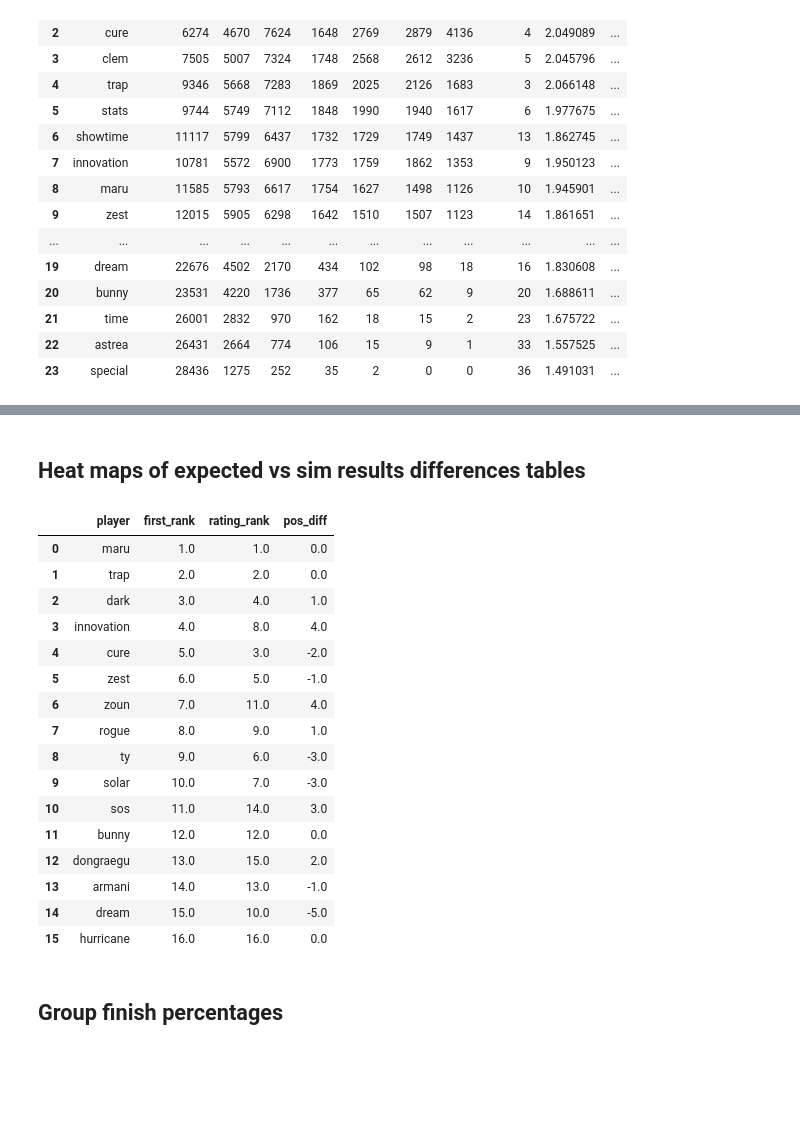
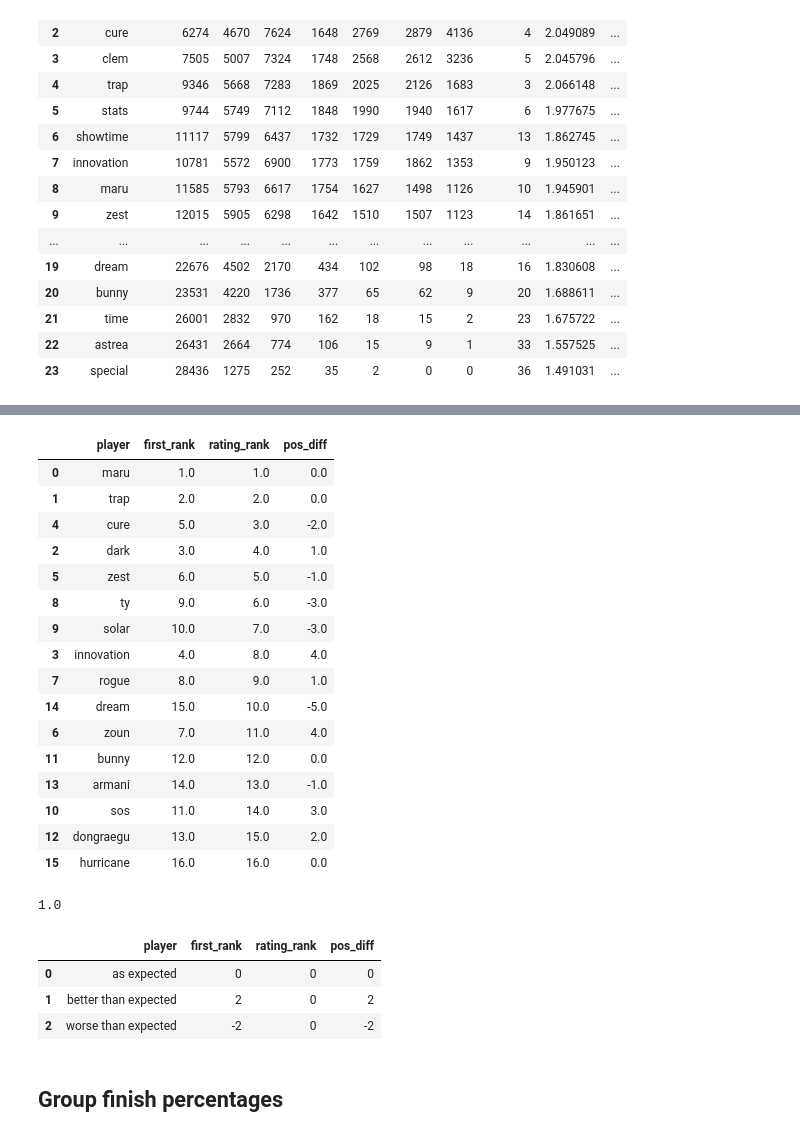
Before and after one commit to SpecCRA/sc2_tourney_sims, a Jupyter notebook: results_notebook.ipynb, the cells around one changed output, grey strips where cells are left out. Cells and saved outputs as stored; diff of their text form; code cells hidden in the pictures; blank space fills up the shorter version.

Commit message:
updating results analysis and adding all plot images

```diff
--- a/results_notebook.ipynb
+++ b/results_notebook.ipynb
@@ -1130,22 +904,0 @@ iem2021
-# %% [markdown]
-## Heat maps of expected vs sim results differences tables
-# %%
-gsl[['player', 'first_rank', 'rating_rank', 'pos_diff']]
-# %% [output]
-|  | player | first_rank | rating_rank | pos_diff |
-| 0 | maru | 1.0 | 1.0 | 0.0 |
-| 1 | trap | 2.0 | 2.0 | 0.0 |
-| 2 | dark | 3.0 | 4.0 | 1.0 |
-| 3 | innovation | 4.0 | 8.0 | 4.0 |
-| 4 | cure | 5.0 | 3.0 | -2.0 |
-| 5 | zest | 6.0 | 5.0 | -1.0 |
-| 6 | zoun | 7.0 | 11.0 | 4.0 |
-| 7 | rogue | 8.0 | 9.0 | 1.0 |
-| 8 | ty | 9.0 | 6.0 | -3.0 |
-| 9 | solar | 10.0 | 7.0 | -3.0 |
-| 10 | sos | 11.0 | 14.0 | 3.0 |
-| 11 | bunny | 12.0 | 12.0 | 0.0 |
-| 12 | dongraegu | 13.0 | 15.0 | 2.0 |
-| 13 | armani | 14.0 | 13.0 | -1.0 |
-| 14 | dream | 15.0 | 10.0 | -5.0 |
-| 15 | hurricane | 16.0 | 16.0 | 0.0 |
@@ -1174,0 +905,51 @@ fig.show()
+# %%
+gsl_diffs = gsl[['player', 'first_rank', 'rating_rank', 'pos_diff']].copy()
+gsl_diffs.sort_values(by='rating_rank', inplace=True)
+gsl_diffs
+# %% [output]
+|  | player | first_rank | rating_rank | pos_diff |
+| 0 | maru | 1.0 | 1.0 | 0.0 |
+| 1 | trap | 2.0 | 2.0 | 0.0 |
+| 4 | cure | 5.0 | 3.0 | -2.0 |
+| 2 | dark | 3.0 | 4.0 | 1.0 |
+| 5 | zest | 6.0 | 5.0 | -1.0 |
+| 8 | ty | 9.0 | 6.0 | -3.0 |
+| 9 | solar | 10.0 | 7.0 | -3.0 |
+| 3 | innovation | 4.0 | 8.0 | 4.0 |
+| 7 | rogue | 8.0 | 9.0 | 1.0 |
+| 14 | dream | 15.0 | 10.0 | -5.0 |
+| 6 | zoun | 7.0 | 11.0 | 4.0 |
+| 11 | bunny | 12.0 | 12.0 | 0.0 |
+| 13 | armani | 14.0 | 13.0 | -1.0 |
+| 10 | sos | 11.0 | 14.0 | 3.0 |
+| 12 | dongraegu | 13.0 | 15.0 | 2.0 |
+| 15 | hurricane | 16.0 | 16.0 | 0.0 |
+# %%
+gsl_diffs.iloc[0]['first_rank']
+# %% [output]
+1.0
+# %%
+# guide chart for the expectation vs regular
+# no change, 0, 0, 0
+# pos change
+# neg change
+
+cols = list(gsl_diffs)
+names = ['as expected', 'better than expected', 'worse than expected']
+colors = ['#6b7b8c', '#52ab4b', '#d98c11']
+first_ranks = [0, 2, -2]
+rating_ranks = [0, 0, 0]
+pos_diffs = [0, 2, -2]
+
+guide_df = pd.DataFrame(columns=cols)
+guide_df['player'] = names
+guide_df['first_rank'] = first_ranks
+guide_df['rating_rank'] = rating_ranks
+guide_df['pos_diff'] = pos_diffs
+
+guide_df
+# %% [output]
+|  | player | first_rank | rating_rank | pos_diff |
+| 0 | as expected | 0 | 0 | 0 |
+| 1 | better than expected | 2 | 0 | 2 |
+| 2 | worse than expected | -2 | 0 | -2 |
```
Also changed, not shown: parts of 36 cells of this notebook, 13 other files.
